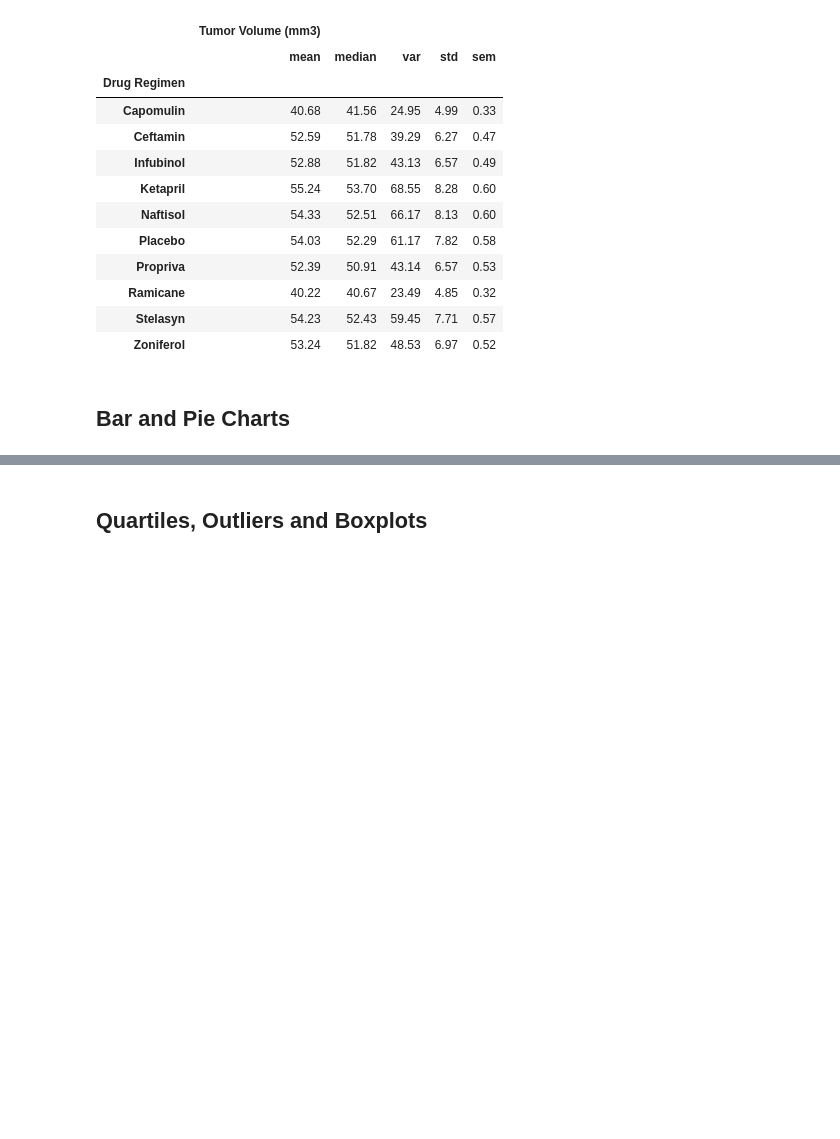
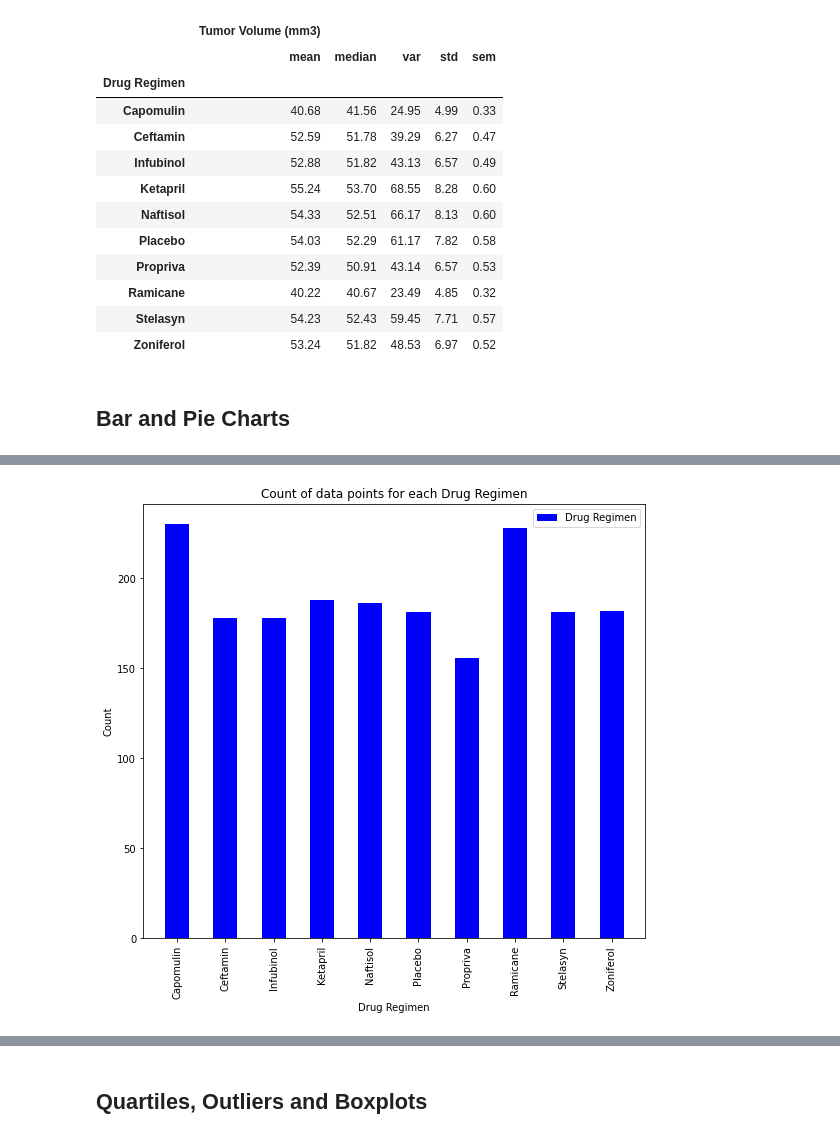
Before and after one commit to ZKeller22/UCI-Homework-Keller, a Jupyter notebook: matplotlib-challenge/Pymaceuticals/pymaceuticals_starter.ipynb, the cells around one changed output, grey strips where cells are left out. Drawn from its saved outputs; the diff is of its cells as text; code cells hidden in the pictures; blank space fills up the shorter version.

```diff
--- a/matplotlib-challenge/Pymaceuticals/pymaceuticals_starter.ipynb
+++ b/matplotlib-challenge/Pymaceuticals/pymaceuticals_starter.ipynb
@@ -155,0 +142,26 @@ gender_df.plot.pie(y = "Mouse ID", fig = (11,6))
+# %%
+# Generate a bar plot showing the total number of unique mice tested on each drug regimen using pyplot.
+# Using the same groupby dataframe as above
+# Set x axis and tick locations
+x_axis = np.arange(len(drug_group_count))
+tick_locations = [value for value in x_axis]
+
+ # Create a list indicating where to write x labels and set figure size to adjust for space
+plt.figure(figsize=(9,8))
+plt.bar(x_axis, drug_group_count["Drug Regimen"], color='blue', align="center", width = 0.5)
+plt.xticks(tick_locations, list(drug_group_count.index), rotation="vertical")
+
+# Set x and y limits
+plt.xlim(-0.7, len(x_axis)-0.3)
+plt.ylim(0, max(drug_group_count["Drug Regimen"])*1.05)
+
+# Set a Title and labels
+plt.title("Count of data points for each Drug Regimen")
+plt.xlabel("Drug Regimen")
+plt.ylabel("Count")
+
+column_name = ["Drug Regimen"]
+plt.legend(column_name,loc="best")
+plt.show()
+# %% [output]
+[figure, added]
```
Also changed, not shown: parts of 11 cells of this notebook.
